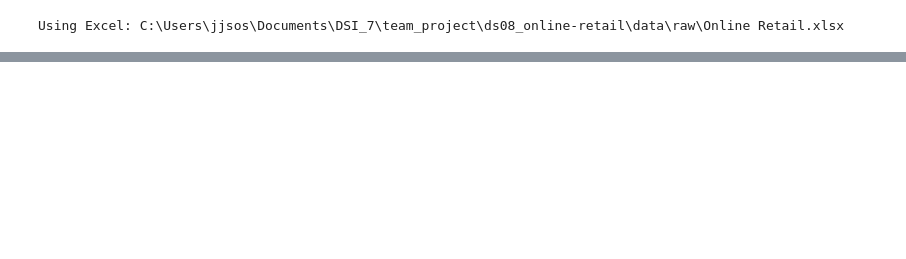
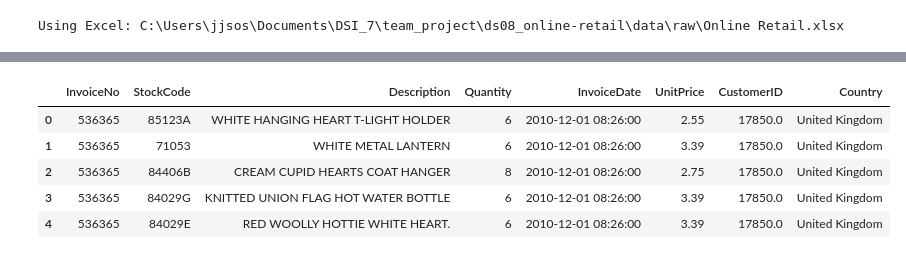
Before and after one commit to bisharatm/ds08_online-retail, a Jupyter notebook: notebooks/01_data_exploration_and_cleaning.ipynb, the cells around one changed output, grey strips where cells are left out. Saved outputs shown, nothing was run; the diff lists cells and outputs as text; code cells hidden in the pictures; blank space fills up the shorter version.

Commit message:
populated data exploration and cleaning notebook

```diff
--- a/notebooks/01_data_exploration_and_cleaning.ipynb
+++ b/notebooks/01_data_exploration_and_cleaning.ipynb
@@ -34,7 +18,6 @@ Successfully installed et-xmlfile-2.0.0 openpyxl-3.1.5
 Note: you may need to restart the kernel to use updated packages.
 # %%
 # Import relevant libraries
-
 import os
 from pathlib import Path
 
@@ -44,17 +27,18 @@ import seaborn as sns
 import matplotlib.pyplot as plt
 import datetime as dt
 
-# Read paths from .env, ensure "processed" directory exists
-
+# Read paths from .env, ensure "pre-processed" and "processed" directory exists
 RAW_DATA_PATH = os.getenv("RAW_DATA_PATH", "./data/raw")
-PROCESSED_DATA_PATH = os.getenv("PROCESSED_DATA_PATH", "./processed")
+PRE_PROCESSED_DATA_PATH = os.getenv("PRE_PROCESSED_DATA_PATH", "./data/pre-processed")
+PROCESSED_DATA_PATH = os.getenv("PROCESSED_DATA_PATH", "./data/processed")
 
 raw_dir  = Path(RAW_DATA_PATH).expanduser().resolve()
+pre_proc_dir = Path(PRE_PROCESSED_DATA_PATH).expanduser().resolve()
 proc_dir = Path(PROCESSED_DATA_PATH).expanduser().resolve()
+pre_proc_dir.mkdir(parents=True, exist_ok=True)
 proc_dir.mkdir(parents=True, exist_ok=True)
 
 # Load .xlsx file
-
 xlsx_path = (raw_dir / os.getenv("RAW_DATA_FILE")).resolve()
 assert xlsx_path.exists(), f"Expected: {xlsx_path} — run the fetch notebook or fix RAW_DATA_FILE"
 assert xlsx_path.suffix.lower() == ".xlsx", f"Expected a .xlsx, got {xlsx_path.suffix}"
@@ -66,11 +50,9 @@ Using Excel: C:\Users\jjsos\Documents\DSI_7\team_project\ds08_online-retail\data
 # Read .xlsx file and write a pre-processing .csv
 
 # Read "Online Retail" sheet from .xlsx
-
 SHEET = os.getenv("RAW_DATA_SHEET") or 0
 
 # Set schemas (not cleaning)
-
 dtypes = {
     "InvoiceNo": "string",
     "StockCode": "string",
@@ -82,7 +64,6 @@ dtypes = {
 }
 
 # Read the .xlsx file once (Consider dd-mm-yyyy HH : MM date format for this dataset)
-
 df_raw = pd.read_excel(
     xlsx_path,
     sheet_name=SHEET,
@@ -91,8 +72,7 @@ df_raw = pd.read_excel(
 )
 
 # Write a pre-processing .csv file
-
-csv_path = proc_dir / "online_retail_raw.csv"
+csv_path = pre_proc_dir / "online_retail_pre-processed.csv"
 df_raw.to_csv(
     csv_path,
     index=False,
@@ -112,3 +92,11 @@ Rows: 541,909 | Columns: 8
 | 2 | 536365 | 84406B | CREAM CUPID HEARTS COAT HANGER | 8 | 2010-12-01 08:26:00 | 2.75 | 17850 | United Kingdom |
 | 3 | 536365 | 84029G | KNITTED UNION FLAG HOT WATER BOTTLE | 6 | 2010-12-01 08:26:00 | 3.39 | 17850 | United Kingdom |
 | 4 | 536365 | 84029E | RED WOOLLY HOTTIE WHITE HEART. | 6 | 2010-12-01 08:26:00 | 3.39 | 17850 | United Kingdom |
+# %%
+# Create dataframe (df)
+online_retail_raw_df = pd.read_csv(csv_path)
+
+# Overview inspection of df
+online_retail_raw_df.info()
+
+# 'CustomerID' and 'Description' has missing non-nulls.
@@ -114,0 +119,10 @@ Rows: 541,909 | Columns: 8
+# %%
+# Display head of the df for visual inspection of features and value distribution
+online_retail_raw_df.head()
+# %% [output]
+|  | InvoiceNo | StockCode | Description | Quantity | InvoiceDate | UnitPrice | CustomerID | Country |
+| 0 | 536365 | 85123A | WHITE HANGING HEART T-LIGHT HOLDER | 6 | 2010-12-01 08:26:00 | 2.55 | 17850.0 | United Kingdom |
+| 1 | 536365 | 71053 | WHITE METAL LANTERN | 6 | 2010-12-01 08:26:00 | 3.39 | 17850.0 | United Kingdom |
+| 2 | 536365 | 84406B | CREAM CUPID HEARTS COAT HANGER | 8 | 2010-12-01 08:26:00 | 2.75 | 17850.0 | United Kingdom |
+| 3 | 536365 | 84029G | KNITTED UNION FLAG HOT WATER BOTTLE | 6 | 2010-12-01 08:26:00 | 3.39 | 17850.0 | United Kingdom |
+| 4 | 536365 | 84029E | RED WOOLLY HOTTIE WHITE HEART. | 6 | 2010-12-01 08:26:00 | 3.39 | 17850.0 | United Kingdom |
```
Also changed, not shown: parts of 16 cells of this notebook, 3 other files.
